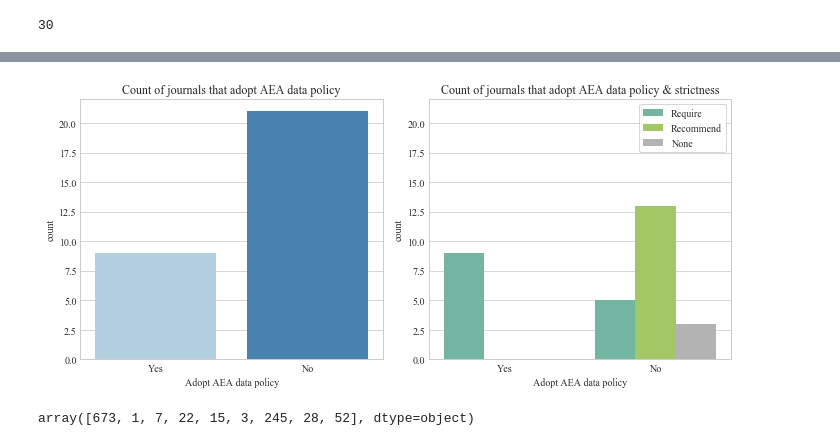
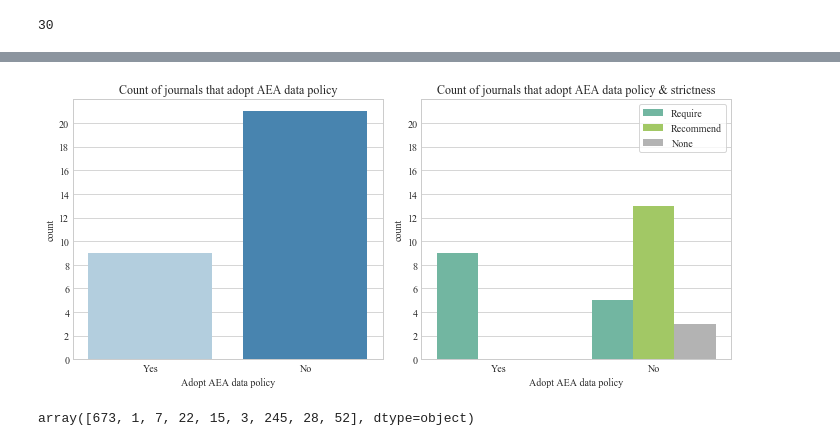
Before and after one commit to atrisovic/econ-data-policy, a Jupyter notebook: pretty-plots.ipynb, the cells around one changed output, grey strips where cells are left out. Saved outputs shown, nothing was run; the diff lists cells and outputs as text; code cells hidden in the pictures.

```diff
--- a/pretty-plots.ipynb
+++ b/pretty-plots.ipynb
@@ -47,21 +47,23 @@ plt.savefig('img/a.png', dpi=100)
 # %%
 fig, axes = plt.subplots(nrows=1, ncols=2, figsize=(10, 4.5))
 sns.countplot(x='Adopt AEA', data=df, palette="Blues", ax=axes[0])
 axes[0].set_title("Count of journals that adopt AEA data policy")
 axes[0].set_xlabel("Adopt AEA data policy")
 axes[0].set(ylim=(0, 22))
+axes[0].set_yticks(np.arange(0, 22, 2))
 sns.countplot(x='Adopt AEA', hue='Policy type', data=df, palette=colors1, ax=axes[1])
 axes[1].set_title("Count of journals that adopt AEA data policy & strictness")
 axes[1].set_xlabel("Adopt AEA data policy")
 axes[1].set(ylim=(0, 22))
+axes[1].set_yticks(np.arange(0, 22, 2))
 #plt.legend(loc=1)
 legend = plt.legend(frameon = 1)
 frame = legend.get_frame()
 frame.set_facecolor('white')
 #frame.set_edgecolor('gray')
 plt.tight_layout()
 plt.savefig('img/b.png', dpi=100)
 # %% [output]
-[figure, old version]
+[figure, new version]
 # %%
 df = pd.read_csv("econ.csv")
```
Also changed, not shown: parts of 3 cells of this notebook.
